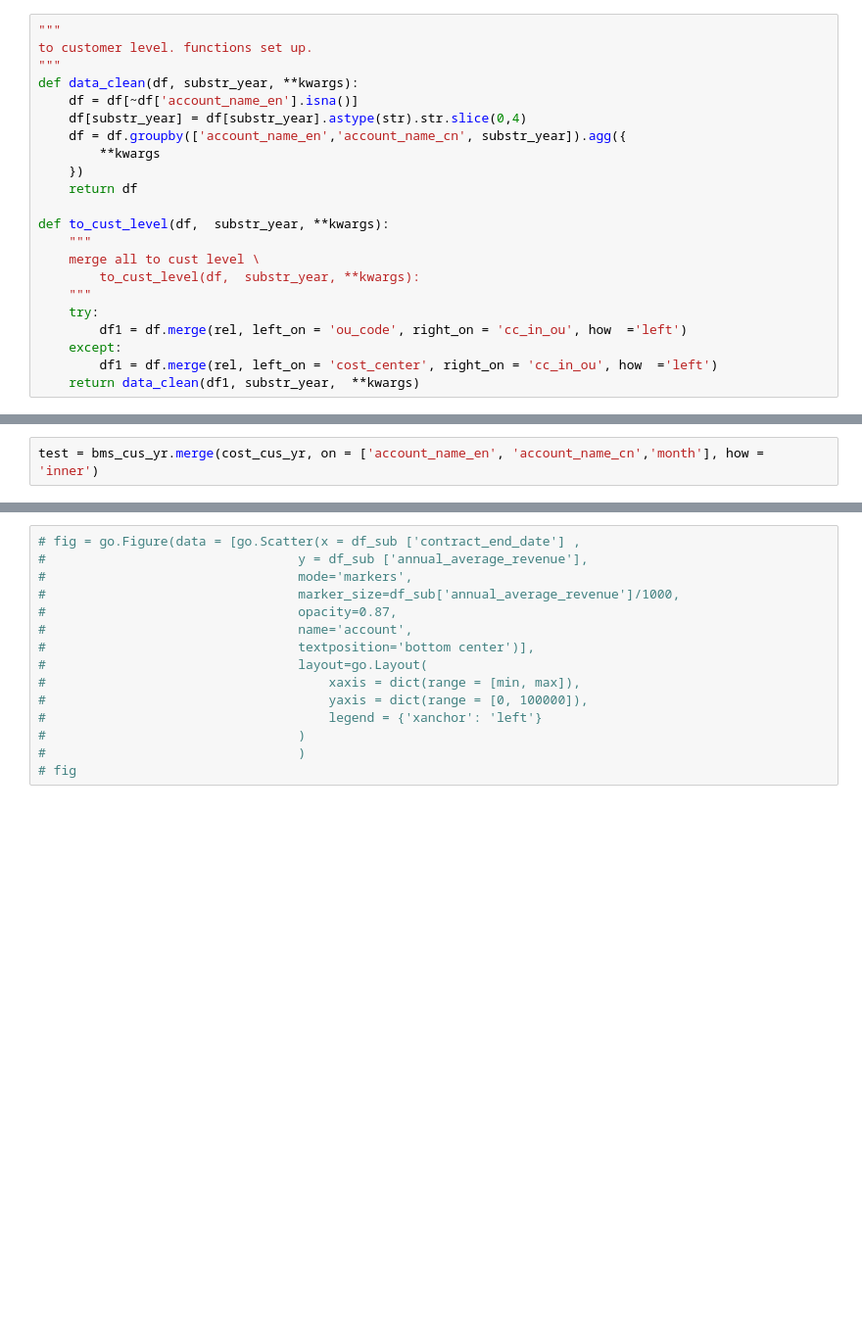
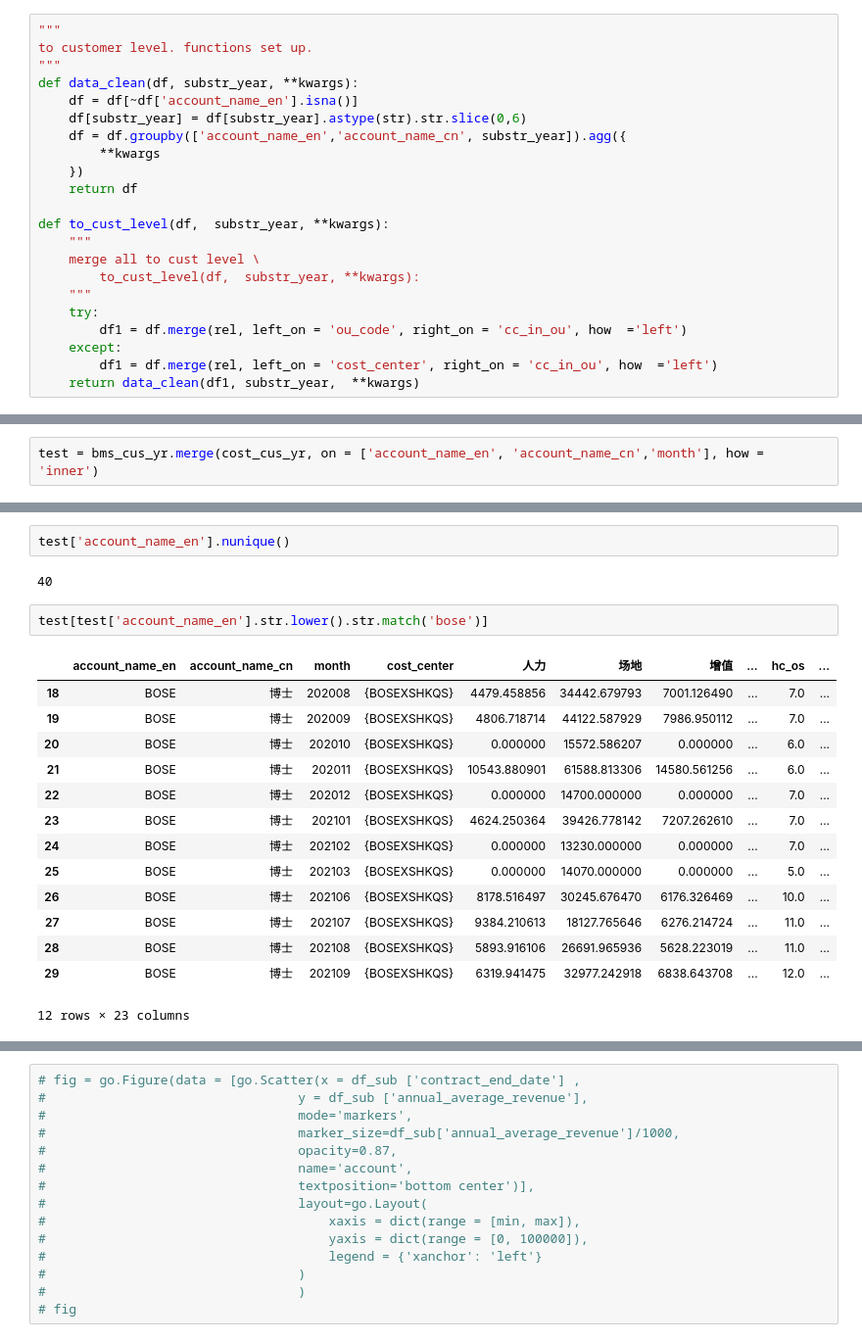
Before and after one commit to fyenne/play8_paint, a Jupyter notebook: profile.ipynb, the cells around one changed output, grey strips where cells are left out. Shown at 98% size. Drawn from its saved outputs; the diff is of its cells as text; blank space fills up the shorter version.

```diff
--- a/profile.ipynb
+++ b/profile.ipynb
@@ -104,7 +118,7 @@ to customer level. functions set up.
 """
 def data_clean(df, substr_year, **kwargs):
     df = df[~df['account_name_en'].isna()]
-    df[substr_year] = df[substr_year].astype(str).str.slice(0,4)
+    df[substr_year] = df[substr_year].astype(str).str.slice(0,6)
     df = df.groupby(['account_name_en','account_name_cn', substr_year]).agg({
         **kwargs
     })
@@ -241,0 +224,21 @@ SyntaxError: invalid syntax (Temp/ipykernel_19972/2332363091.py, line 1)
+# %%
+test['account_name_en'].nunique()
+# %% [output]
+40
+# %%
+test[test['account_name_en'].str.lower().str.match('bose')]
+# %% [output]
+|  | account_name_en | account_name_cn | month | cost_center | 人力 | 场地 | 增值 | ... | hc_os | ... |
+| 18 | BOSE | 博士 | 202008 | {BOSEXSHKQS} | 4479.458856 | 34442.679793 | 7001.126490 | ... | 7.0 | ... |
+| 19 | BOSE | 博士 | 202009 | {BOSEXSHKQS} | 4806.718714 | 44122.587929 | 7986.950112 | ... | 7.0 | ... |
+| 20 | BOSE | 博士 | 202010 | {BOSEXSHKQS} | 0.000000 | 15572.586207 | 0.000000 | ... | 6.0 | ... |
+| 21 | BOSE | 博士 | 202011 | {BOSEXSHKQS} | 10543.880901 | 61588.813306 | 14580.561256 | ... | 6.0 | ... |
+| 22 | BOSE | 博士 | 202012 | {BOSEXSHKQS} | 0.000000 | 14700.000000 | 0.000000 | ... | 7.0 | ... |
+| 23 | BOSE | 博士 | 202101 | {BOSEXSHKQS} | 4624.250364 | 39426.778142 | 7207.262610 | ... | 7.0 | ... |
+| 24 | BOSE | 博士 | 202102 | {BOSEXSHKQS} | 0.000000 | 13230.000000 | 0.000000 | ... | 7.0 | ... |
+| 25 | BOSE | 博士 | 202103 | {BOSEXSHKQS} | 0.000000 | 14070.000000 | 0.000000 | ... | 5.0 | ... |
+| 26 | BOSE | 博士 | 202106 | {BOSEXSHKQS} | 8178.516497 | 30245.676470 | 6176.326469 | ... | 10.0 | ... |
+| 27 | BOSE | 博士 | 202107 | {BOSEXSHKQS} | 9384.210613 | 18127.765646 | 6276.214724 | ... | 11.0 | ... |
+| 28 | BOSE | 博士 | 202108 | {BOSEXSHKQS} | 5893.916106 | 26691.965936 | 5628.223019 | ... | 11.0 | ... |
+| 29 | BOSE | 博士 | 202109 | {BOSEXSHKQS} | 6319.941475 | 32977.242918 | 6838.643708 | ... | 12.0 | ... |
+12 rows × 23 columns
```
Also changed, not shown: parts of 9 cells of this notebook.
